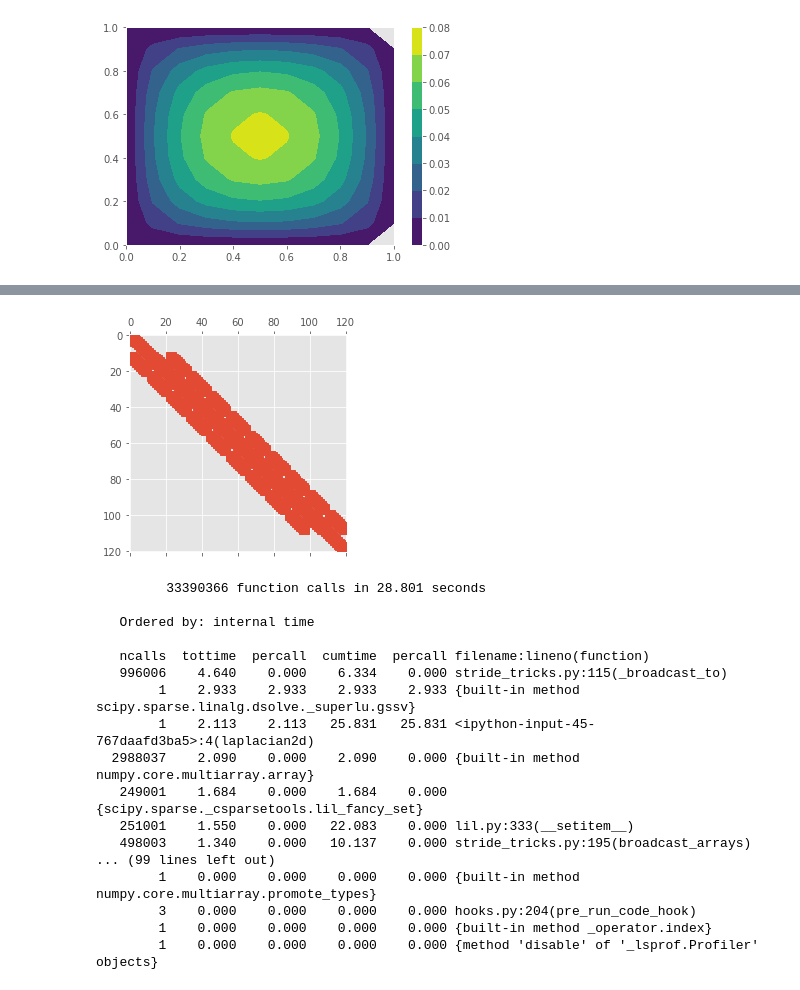
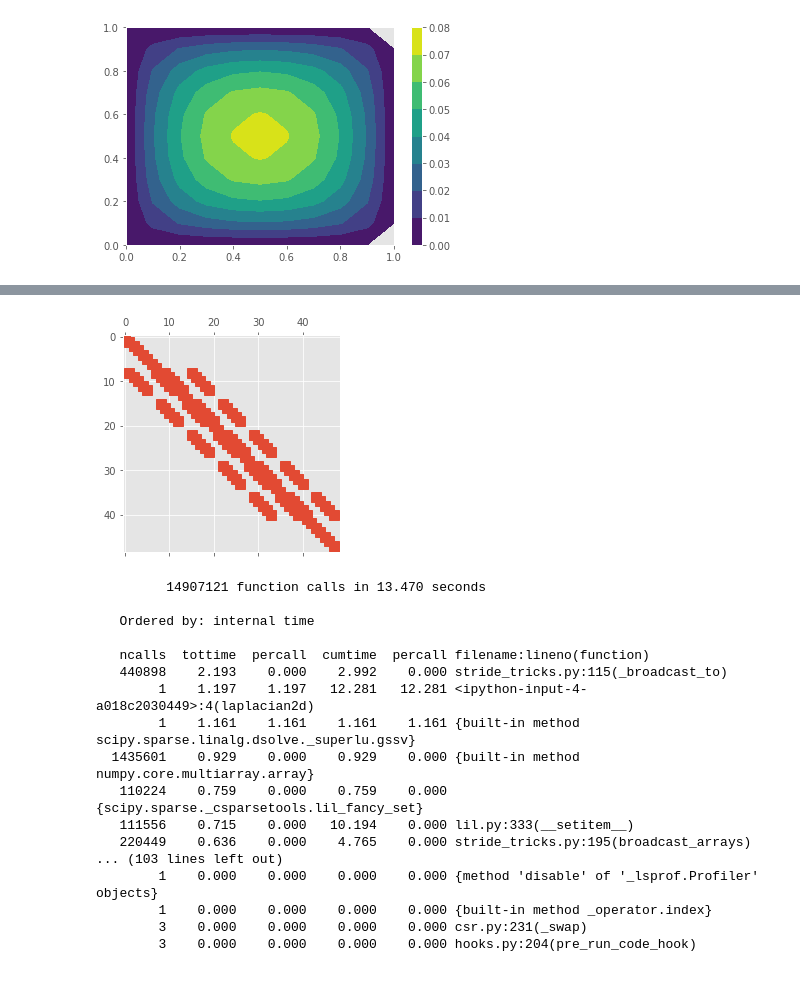
Before and after one commit to cu-numpde/numpde-fall2017, a Jupyter notebook: FD2D.ipynb, the cells around one changed output, grey strips where cells are left out. Saved outputs shown, nothing was run; the diff lists cells and outputs as text; code cells hidden in the pictures.

```diff
--- a/FD2D.ipynb
+++ b/FD2D.ipynb
@@ -90,55 +90,63 @@ prof.print_stats(sort='tottime')
 # %%
 import scipy.sparse as sp
 import scipy.sparse.linalg
 
 def laplacian2d(h, f, g0):
-    m = int(1/h + 1)
+    m = int(1/h + 1)  # Number of elements in terms of nominal grid spacing h
+    h = 1 / (m-1)     # Actual grid spacing
     c = numpy.linspace(0, 1, m)
     x, y = numpy.meshgrid(c, c)
     u0 = g0(x, y).flatten()
     rhs = f(x, y).flatten()
     A = sp.lil_matrix((m*m, m*m))
     def idx(i, j):
         return i*m + j
+    mask = numpy.zeros_like(x, dtype=int)
+    mask[1:-1,1:-1] = 1
+    mask = mask.flatten()
     for i in range(m):
         for j in range(m):
             row = idx(i, j)
-            if i in (0, m-1) or j in (0, m-1):
+            stencili = numpy.array([idx(*pair) for pair in [(i-1, j), (i, j-1), (i, j), (i, j+1), (i+1, j)]])
+            stencilw = 1/h**2 * numpy.array([-1, -1, 4, -1, -1])
+            if mask[row] == 0: # Dirichlet boundary
                 A[row, row] = 1
                 rhs[row] = u0[row]
             else:
-                cols = [idx(*pair) for pair in [(i-1, j), (i, j-1), (i, j), (i, j+1), (i+1, j)]]
-                stencil = 1/h**2 * numpy.array([-1, -1, 4, -1, -1])
-                A[row, cols] = stencil
+                smask = mask[stencili]
+                cols = stencili #[smask == 1]
+                A[row, cols] = stencilw #[smask == 1]
+                # bdycols = stencili[smask == 0]
+                # rhs[row] -= stencilw[smask == 0] @ u0[bdycols]
     return x, y, A.tocsr(), rhs
 
-x, y, A, rhs = laplacian2d(.1, lambda x,y: 0*x+1, lambda x,y: 0*x)
+x, y, A, rhs = laplacian2d(.15, lambda x,y: 0*x+1, lambda x,y: 0*x)
 
 pyplot.spy(A);
 # %% [output]
-[figure, old version]
+[figure, new version]
 # %%
 prof = cProfile.Profile()
 prof.enable()
-x, y, A, rhs = laplacian2d(.002, lambda x,y: 0*x+1, lambda x,y: 0*x)
+x, y, A, rhs = laplacian2d(.003, lambda x,y: 0*x+1, lambda x,y: 0*x)
 u = sp.linalg.spsolve(A, rhs).reshape(x.shape)
 prof.disable()
 prof.print_stats(sort='tottime')
 # %% [output]
-         33390366 function calls in 28.801 seconds
+         14907121 function calls in 13.470 seconds
 
    Ordered by: internal time
 
    ncalls  tottime  percall  cumtime  percall filename:lineno(function)
-   996006    4.640    0.000    6.334    0.000 stride_tricks.py:115(_broadcast_to)
-        1    2.933    2.933    2.933    2.933 {built-in method scipy.sparse.linalg.dsolve._superlu.gssv}
-        1    2.113    2.113   25.831   25.831 <ipython-input-45-767daafd3ba5>:4(laplacian2d)
-  2988037    2.090    0.000    2.090    0.000 {built-in method numpy.core.multiarray.array}
-   249001    1.684    0.000    1.684    0.000 {scipy.sparse._csparsetools.lil_fancy_set}
-   251001    1.550    0.000   22.083    0.000 lil.py:333(__setitem__)
-   498003    1.340    0.000   10.137    0.000 stride_tricks.py:195(broadcast_arrays)
-... (99 lines left out)
-        1    0.000    0.000    0.000    0.000 {built-in method numpy.core.multiarray.promote_types}
+   440898    2.193    0.000    2.992    0.000 stride_tricks.py:115(_broadcast_to)
+        1    1.197    1.197   12.281   12.281 <ipython-input-4-a018c2030449>:4(laplacian2d)
+        1    1.161    1.161    1.161    1.161 {built-in method scipy.sparse.linalg.dsolve._superlu.gssv}
+  1435601    0.929    0.000    0.929    0.000 {built-in method numpy.core.multiarray.array}
+   110224    0.759    0.000    0.759    0.000 {scipy.sparse._csparsetools.lil_fancy_set}
+   111556    0.715    0.000   10.194    0.000 lil.py:333(__setitem__)
+   220449    0.636    0.000    4.765    0.000 stride_tricks.py:195(broadcast_arrays)
+... (103 lines left out)
+        1    0.000    0.000    0.000    0.000 {method 'disable' of '_lsprof.Profiler' objects}
+        1    0.000    0.000    0.000    0.000 {built-in method _operator.index}
+        3    0.000    0.000    0.000    0.000 csr.py:231(_swap)
         3    0.000    0.000    0.000    0.000 hooks.py:204(pre_run_code_hook)
-        1    0.000    0.000    0.000    0.000 {built-in method _operator.index}
-        1    0.000    0.000    0.000    0.000 {method 'disable' of '_lsprof.Profiler' objects}
```
Also changed, not shown: parts of 4 cells of this notebook.
